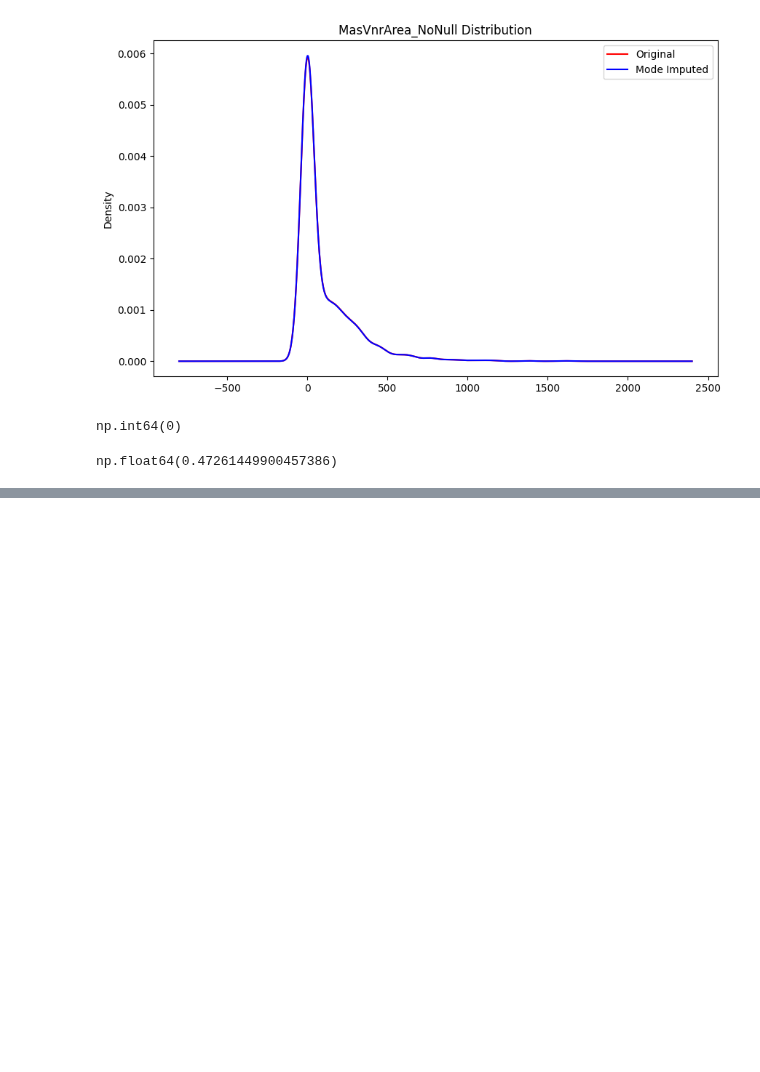
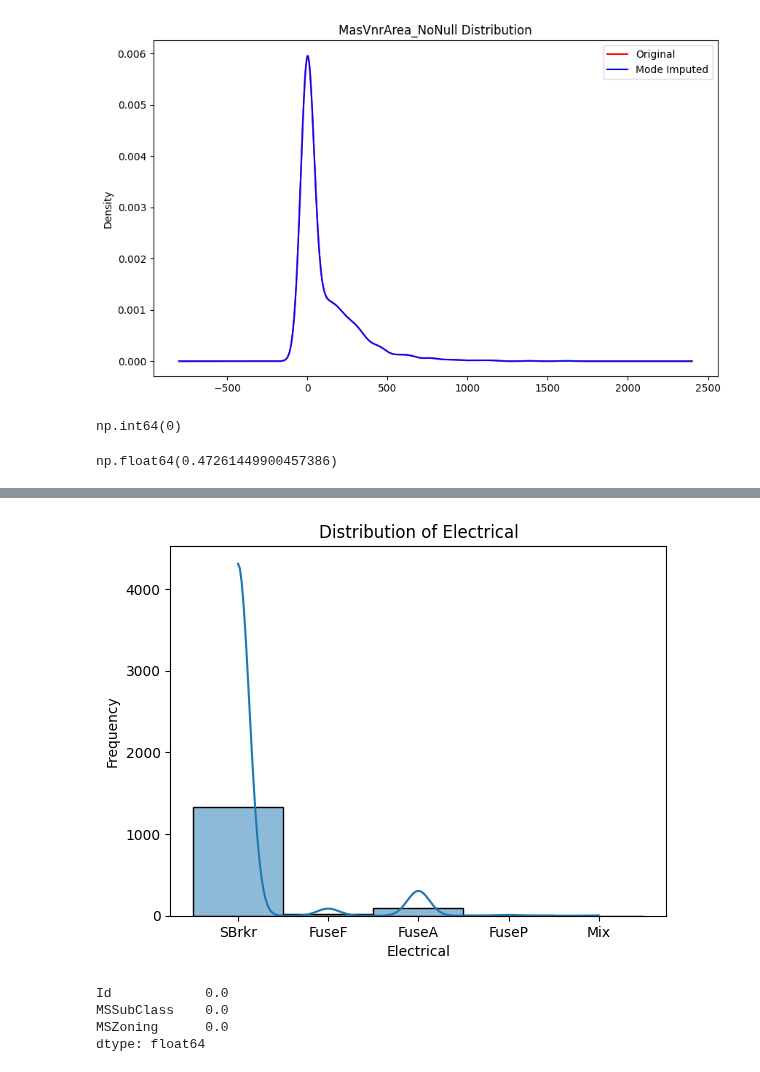
Before and after one commit to akhyear/house_price_prediction, a Jupyter notebook: train_code.ipynb, the cells around one changed output, grey strips where cells are left out. Cells and saved outputs as stored; diff of their text form; code cells hidden in the pictures; blank space fills up the shorter version.

Commit message:
Handling 'Electrical' Null value and all Null value are solved

```diff
--- a/train_code.ipynb
+++ b/train_code.ipynb
@@ -887,0 +916,8 @@ df = df.drop(columns='MasVnrArea')
+# %%
+sns.histplot(df['Electrical'], kde=True)
+plt.title("Distribution of Electrical")
+plt.xlabel("Electrical")
+plt.ylabel("Frequency")
+plt.show()
+# %% [output]
+[figure, added]
@@ -887,0 +927,7 @@ df = df.drop(columns='MasVnrArea')
+# %%
+df.isnull().mean().sort_values(ascending=False).head(3) * 100
+# %% [output]
+Id            0.0
+MSSubClass    0.0
+MSZoning      0.0
+dtype: float64
```
Also changed, not shown: parts of 5 cells of this notebook.
